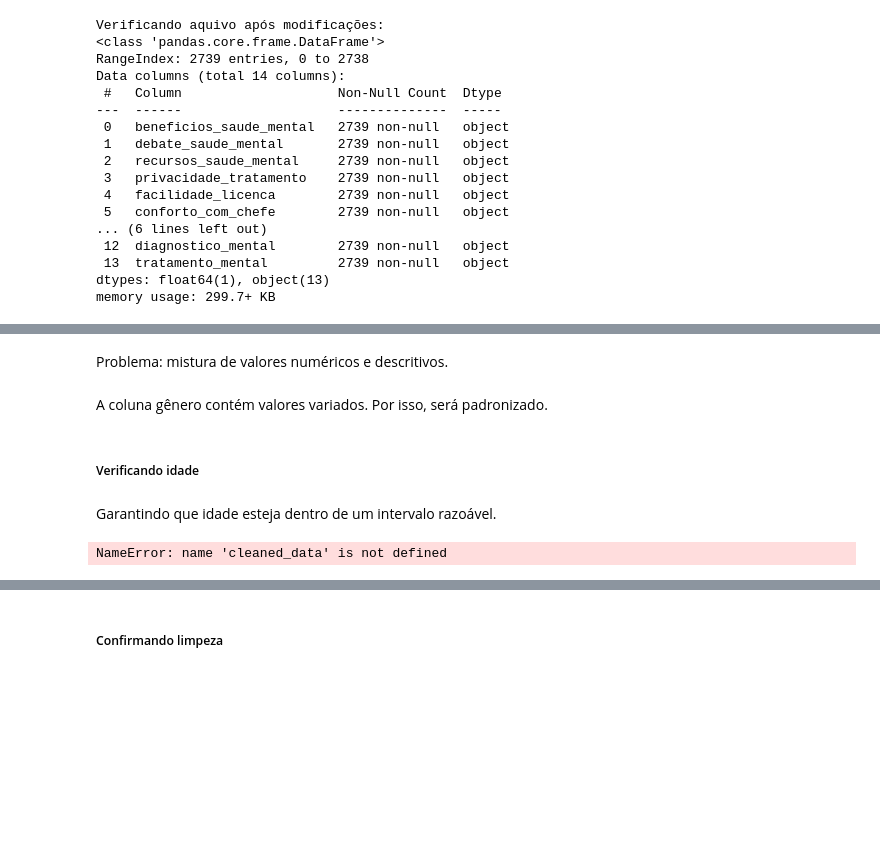
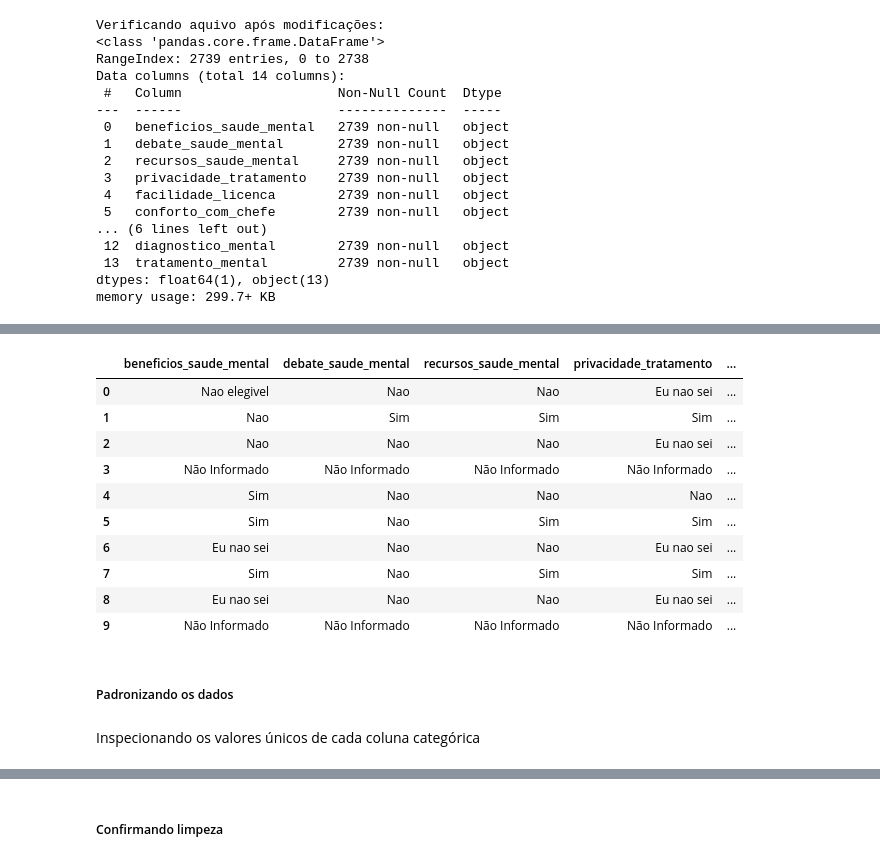
Before and after one commit to marcellsa/pucrs-trabalhos-academicos, a Jupyter notebook: 2024.4-coleta-preparacao-dados/projeto2-analise-saude-mental/notebooks/1_analise_saude_mental.ipynb, the cells around one changed output, grey strips where cells are left out. Cells and saved outputs as stored; diff of their text form; code cells hidden in the pictures; blank space fills up the shorter version.

Commit message:
feat: padronizando colunas

```diff
--- a/2024.4-coleta-preparacao-dados/projeto2-analise-saude-mental/notebooks/1_analise_saude_mental.ipynb
+++ b/2024.4-coleta-preparacao-dados/projeto2-analise-saude-mental/notebooks/1_analise_saude_mental.ipynb
@@ -251,18 +231,18 @@ Coluna: propensao_dividir_amigos
-# %% [markdown]
-Problema: mistura de valores numéricos e descritivos.
-# %% [markdown]
-A coluna gênero contém valores variados. Por isso, será padronizado.
-# %% [markdown]
-##### Verificando idade
-# %% [markdown]
-Garantindo que idade esteja dentro de um intervalo razoável.
-# %%
-# Verificando idades fora do padrão (<18 ou >100)
-outliers_idade = cleaned_data[(cleaned_data['idade'] < 18) | (cleaned_data['idade'] > 100)]
-print("Idades fora do padrão:")
-print(outliers_idade)
-
-# Removendo idades fora do padrão
-cleaned_data = cleaned_data[(cleaned_data['idade'] >= 18) & (cleaned_data['idade'] <= 100)]
-# %% [output]
-NameError: name 'cleaned_data' is not defined
+# %%
+osmi_df.head(10)
+# %% [output]
+|  | beneficios_saude_mental | debate_saude_mental | recursos_saude_mental | privacidade_tratamento | ... |
+| 0 | Nao elegivel | Nao | Nao | Eu nao sei | ... |
+| 1 | Nao | Sim | Sim | Sim | ... |
+| 2 | Nao | Nao | Nao | Eu nao sei | ... |
+| 3 | Não Informado | Não Informado | Não Informado | Não Informado | ... |
+| 4 | Sim | Nao | Nao | Nao | ... |
+| 5 | Sim | Nao | Sim | Sim | ... |
+| 6 | Eu nao sei | Nao | Nao | Eu nao sei | ... |
+| 7 | Sim | Nao | Sim | Sim | ... |
+| 8 | Eu nao sei | Nao | Nao | Eu nao sei | ... |
+| 9 | Não Informado | Não Informado | Não Informado | Não Informado | ... |
+# %% [markdown]
+##### Padronizando os dados
+# %% [markdown]
+Inspecionando os valores únicos de cada coluna categórica
```
Also changed, not shown: parts of 44 cells of this notebook.
